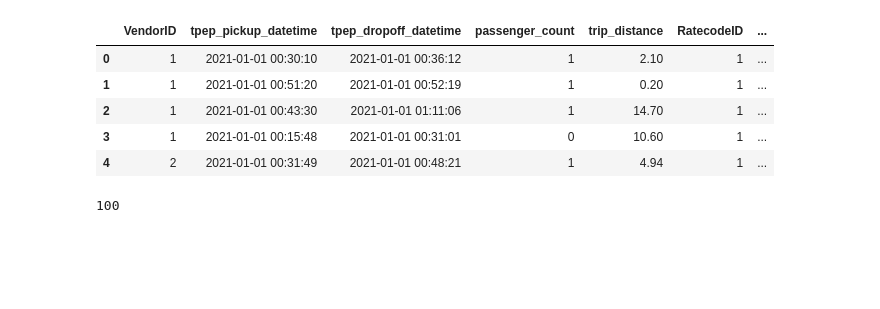
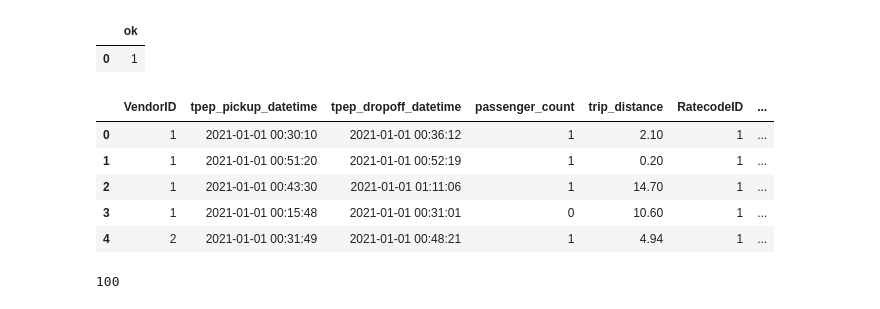
Before and after one commit to lesssweet121/docker-workshop, a Jupyter notebook: notebook.ipynb, the cells around one changed output. Drawn from its saved outputs; the diff is of its cells as text; code cells hidden in the pictures; blank space fills up the shorter version.

```diff
--- a/notebook.ipynb
+++ b/notebook.ipynb
@@ -1,3 +1,15 @@
+# %%
+from sqlalchemy import create_engine
+import pandas as pd
+
+engine = create_engine(
+    "postgresql+psycopg://root:root@localhost:5432/ny_taxi"
+)
+
+pd.read_sql("SELECT 1 AS ok;", engine)
+# %% [output]
+|  | ok |
+| 0 | 1 |
 # %%
 engine = create_engine(
     "postgresql+psycopg://root:root@ny_taxi_pg:5432/ny_taxi"
```
Also changed, not shown: parts of 13 cells of this notebook, 15 other files.
